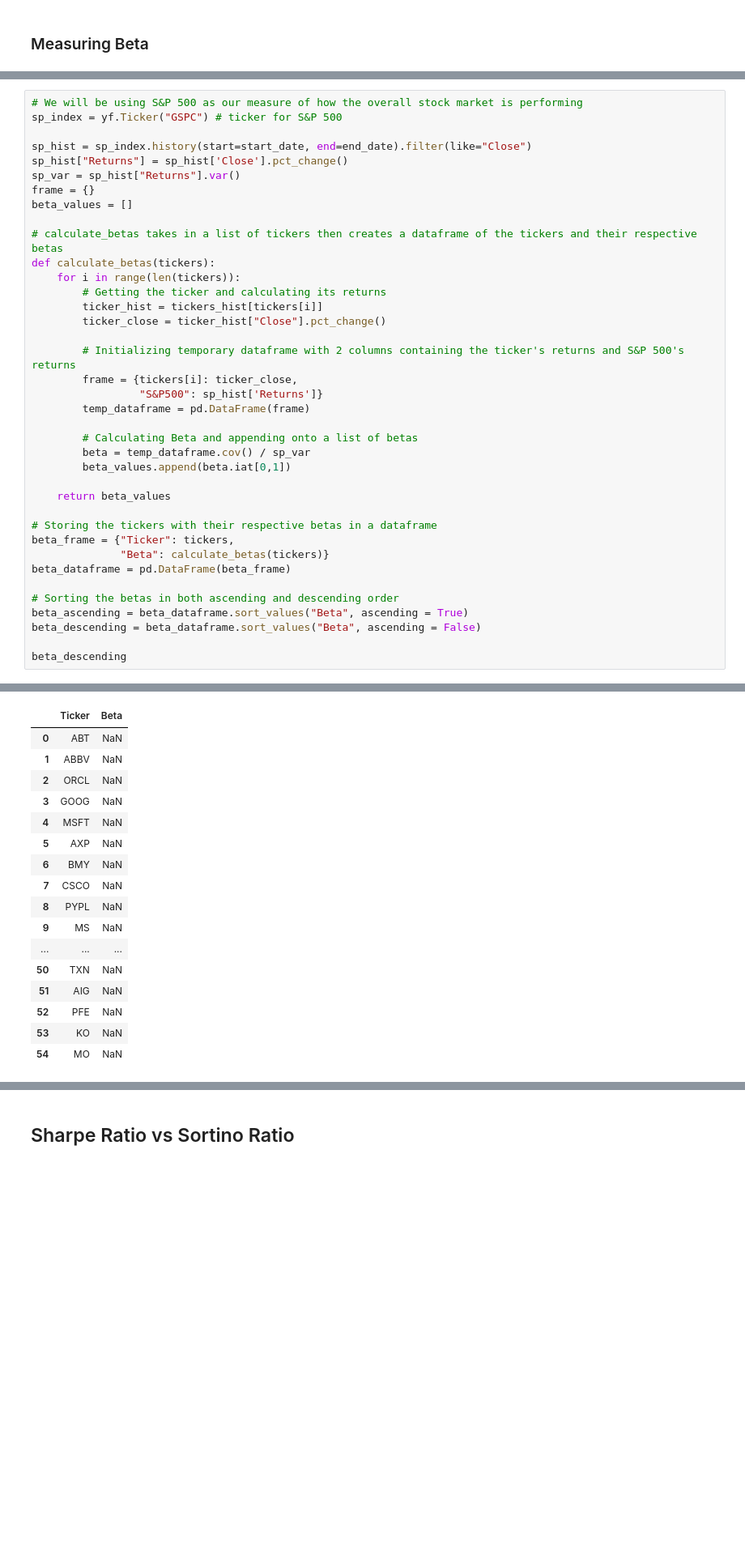
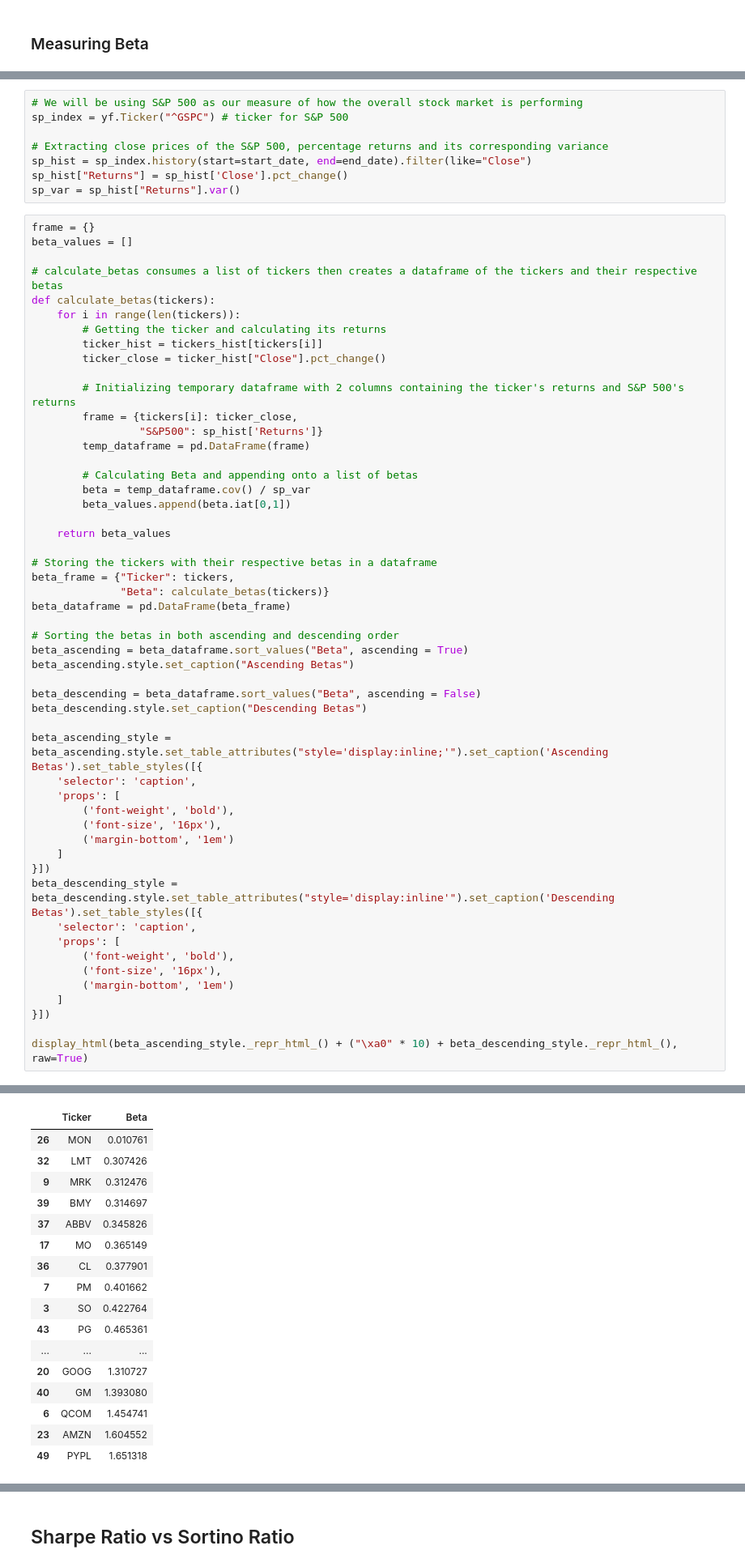
Before and after one commit to rehan-anjum/financial-portfolio-generator, a Jupyter notebook: Team_XX_Assignment.ipynb, the cells around one changed output, grey strips where cells are left out. Shown at 81% size. Saved outputs shown, nothing was run; the diff lists cells and outputs as text; blank space fills up the shorter version.

Commit message:
Fix beta dataframes styling

```diff
--- a/Team_XX_Assignment.ipynb
+++ b/Team_XX_Assignment.ipynb
@@ -127,17 +127,19 @@ $$
 
 
 Where $ \beta_i $ is the market beta of a stock, $ {\mathrm{Cov} (r_i,r_m)} $ is the covariance between the stock and the market index (in our case, the S&P 500), $ {\mathrm{Var} (r_m)} $ is the variance of the market index. Since a volatile stock can net us a gain or a loss, we want the highest magnitude. Thus, we will calculate both an upper bound beta and a lower bound beta and yield the highest magnitude out of the two as a contender for our final portfolio
+# %%
+# We will be using S&P 500 as our measure of how the overall stock market is performing
+sp_index = yf.Ticker("^GSPC") # ticker for S&P 500
+
+# Extracting close prices of the S&P 500, percentage returns and its corresponding variance
+sp_hist = sp_index.history(start=start_date, end=end_date).filter(like="Close")
+sp_hist["Returns"] = sp_hist['Close'].pct_change()
+sp_var = sp_hist["Returns"].var()
 # %%
-# We will be using S&P 500 as our measure of how the overall stock market is performing
-sp_index = yf.Ticker("GSPC") # ticker for S&P 500
-
-sp_hist = sp_index.history(start=start_date, end=end_date).filter(like="Close")
-sp_hist["Returns"] = sp_hist['Close'].pct_change()
-sp_var = sp_hist["Returns"].var()
 frame = {}
 beta_values = []
 
-# calculate_betas takes in a list of tickers then creates a dataframe of the tickers and their respective betas
+# calculate_betas consumes a list of tickers then creates a dataframe of the tickers and their respective betas
 def calculate_betas(tickers):
     for i in range(len(tickers)):
         # Getting the ticker and calculating its returns
@@ -162,7 +164,27 @@ beta_dataframe = pd.DataFrame(beta_frame)
 
 # Sorting the betas in both ascending and descending order
 beta_ascending = beta_dataframe.sort_values("Beta", ascending = True)
+beta_ascending.style.set_caption("Ascending Betas")
+
 beta_descending = beta_dataframe.sort_values("Beta", ascending = False)
+beta_descending.style.set_caption("Descending Betas")
 
-beta_descending
+beta_ascending_style = beta_ascending.style.set_table_attributes("style='display:inline;'").set_caption('Ascending Betas').set_table_styles([{
+    'selector': 'caption',
+    'props': [
+        ('font-weight', 'bold'),
+        ('font-size', '16px'),
+        ('margin-bottom', '1em')
+    ]
+}])
+beta_descending_style = beta_descending.style.set_table_attributes("style='display:inline'").set_caption('Descending Betas').set_table_styles([{
+    'selector': 'caption',
+    'props': [
+        ('font-weight', 'bold'),
+        ('font-size', '16px'),
+        ('margin-bottom', '1em')
+    ]
+}])
+
+display_html(beta_ascending_style._repr_html_() + ("\xa0" * 10) + beta_descending_style._repr_html_(), raw=True)
 # %% [output]
@@ -170,17 +192,17 @@ beta_descending
 |  | Ticker | Beta |
-| 0 | ABT | NaN |
-| 1 | ABBV | NaN |
-| 2 | ORCL | NaN |
-| 3 | GOOG | NaN |
-| 4 | MSFT | NaN |
-| 5 | AXP | NaN |
-| 6 | BMY | NaN |
-| 7 | CSCO | NaN |
-| 8 | PYPL | NaN |
-| 9 | MS | NaN |
+| 26 | MON | 0.010761 |
+| 32 | LMT | 0.307426 |
+| 9 | MRK | 0.312476 |
+| 39 | BMY | 0.314697 |
+| 37 | ABBV | 0.345826 |
+| 17 | MO | 0.365149 |
+| 36 | CL | 0.377901 |
+| 7 | PM | 0.401662 |
+| 3 | SO | 0.422764 |
+| 43 | PG | 0.465361 |
 | ... | ... | ... |
-| 50 | TXN | NaN |
-| 51 | AIG | NaN |
-| 52 | PFE | NaN |
-| 53 | KO | NaN |
-| 54 | MO | NaN |
+| 20 | GOOG | 1.310727 |
+| 40 | GM | 1.393080 |
+| 6 | QCOM | 1.454741 |
+| 23 | AMZN | 1.604552 |
+| 49 | PYPL | 1.651318 |
```
Also changed, not shown: parts of 4 cells of this notebook.
